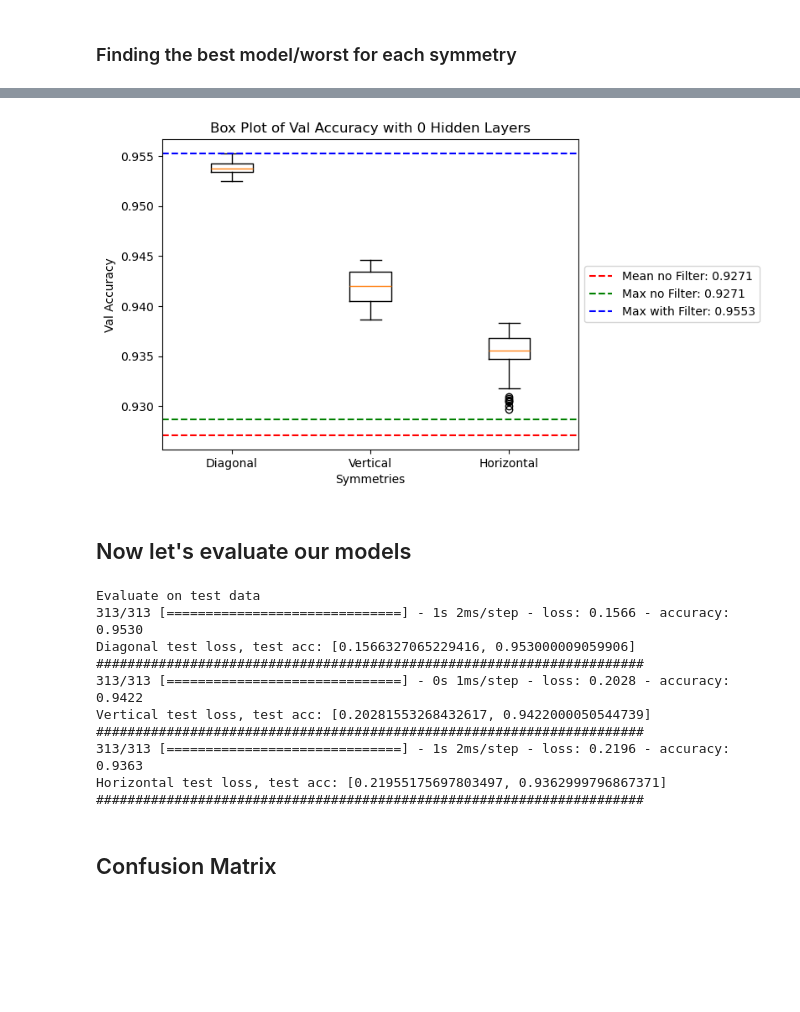
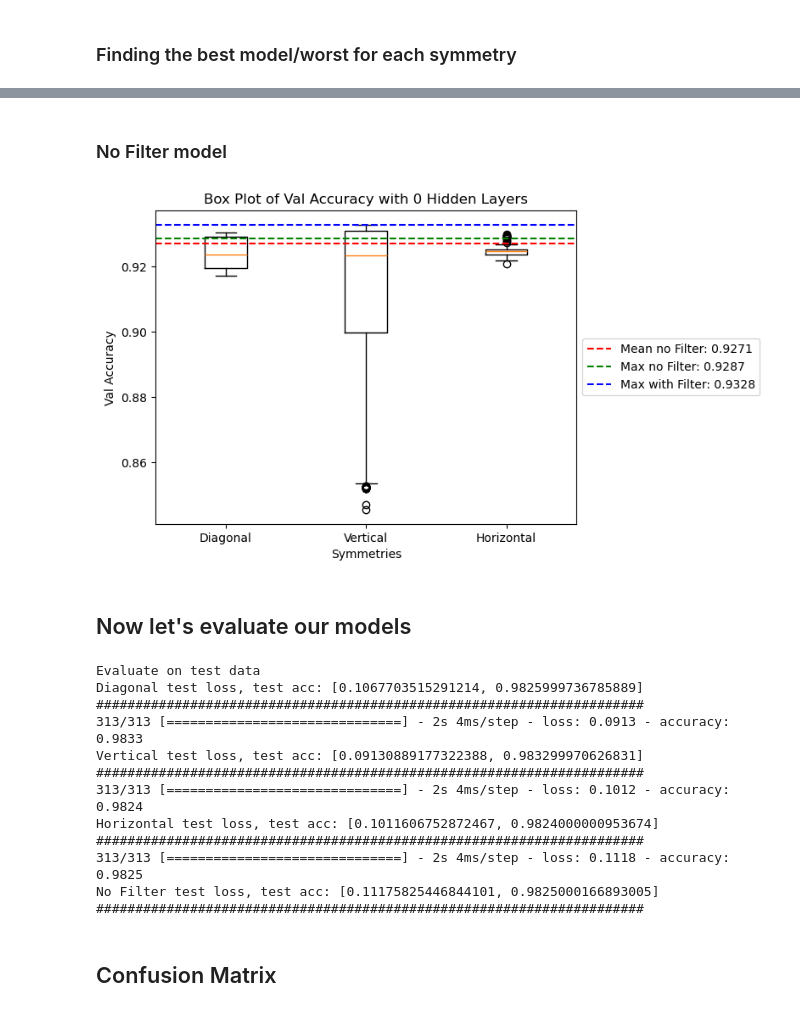
Before and after one commit to TheOpenSI/QML-QPF, a Jupyter notebook: Other_Grayscale_datastes_results/Mnist/Notebooks/mnist.ipynb, the cells around one changed output, grey strips where cells are left out. Cells and saved outputs as stored; diff of their text form; code cells hidden in the pictures; blank space fills up the shorter version.

```diff
--- a/Other_Grayscale_datastes_results/Mnist/Notebooks/mnist.ipynb
+++ b/Other_Grayscale_datastes_results/Mnist/Notebooks/mnist.ipynb
@@ -321,15 +595,23 @@ Now we will read from the csv and group the experiment validation for the last 3
 # # it's a convenient way to avoid losing your training data of each model
 # # Here are some preset examples you can use
 # # 1 FC layer
-# run_subfolder = "_1FC"
+run_subfolder = "_1FC"
 # # run_subfolder = "_2nodes_2FC"
 # # # 2 FC layer
 # run_subfolder = "_2FC"
 # # # 3 FC layer
 # run_subfolder = "_3FC"
 # # # 4 FC layer
-run_subfolder = "_4FC"
+# run_subfolder = "_4FC"
 # early stopping epochs -- good practice between 10-20
 patience = 15
-log_dir = train_layer.name + "/run" + run_subfolder +  "/"
+
+# taking the measurement of only target qubits [[1,3]]
+target_qubits_only_folder_name = "target_qubits_only_folder_name/"
+run_subfolder += "/" + target_qubits_only_folder_name
+log_dir = train_layer.name + "/run" + run_subfolder + "/"
 log_dir += str(patience) +  "/"
+
+
+# log_dir = train_layer.name + "/run" + run_subfolder +  "/"
+# log_dir += str(patience) +  "/"
@@ -500,0 +795,25 @@ no_fitler_val_accuracy = df['val_accuracy'].tail(tail_accuracy).tolist()
+# %%
+# file = train_layer.name + "/run" + run_subfolder +  "/" + "NO-FILTER"
+
+# # change the subfolder name to save your data in different location based on what NN model you used
+# # it's a convenient way to avoid losing your training data of each model
+# # Here are some preset examples you can use
+# # 1 FC layer
+run_subfolder = "_1FC"
+# # run_subfolder = "_2nodes_2FC"
+# # # 2 FC layer
+# run_subfolder = "_2FC"
+# # # 3 FC layer
+# run_subfolder = "_3FC"
+# # # 4 FC layer
+# run_subfolder = "_4FC"
+log_dir = train_layer.name + "/run" + run_subfolder + "/"
+log_dir += str(patience) +  "/"
+
+file = log_dir + "NO-FILTER"
+
+
+df = pd.read_csv(file)
+no_fitler_val_accuracy = df['val_accuracy'].tail(tail_accuracy).tolist()
+# %% [markdown]
+### No Filter model
@@ -508,37 +829,37 @@ data = [diagonal_val_accuracy_flattened, vertical_val_accuracy_flattened, horizo
 labels_plot = ['Diagonal', 'Vertical', 'Horizontal']
 
 # Create the box plot
 plt.boxplot(data, labels=labels_plot)
 
 # Calculate the mean value of the no_filter list
 mean_no_filter = np.mean(no_fitler_val_accuracy)
 max_no_filter = np.max(no_fitler_val_accuracy)
 
 # Add a horizontal line at the mean value of no_filter
 plt.axhline(y= mean_no_filter, color='r', linestyle='--', label=f'Mean no Filter: {mean_no_filter:.4f}')
-plt.axhline(y= max_no_filter, color='g', linestyle='--', label=f'Max no Filter: {mean_no_filter:.4f}')
+plt.axhline(y= max_no_filter, color='g', linestyle='--', label=f'Max no Filter: {max_no_filter:.4f}')
 
 # plt.ylim(0.936,.97)
 max_val_accuracy = np.max([diagonal_val_accuracy_flattened, vertical_val_accuracy_flattened, horizontal_val_accuracy_flattened])
 plt.axhline(y= max_val_accuracy, color='b', linestyle='--', label=f'Max with Filter: {max_val_accuracy:.4f}')
 
 # Add title and labels
 number_of_hidden_layers = str(int(run_subfolder[1])-1)
 plt.title(f'Box Plot of Val Accuracy with {number_of_hidden_layers} Hidden Layers')
 plt.xlabel('Symmetries')
 plt.ylabel('Val Accuracy')
 # plt.legend(ncol=2, shadow=True)
 # plt.legend(shadow=True)
 # plt.legend()
 plt.legend(loc='center left', bbox_to_anchor=(1, 0.5))
 # Save the figure with high quality
-data_name = "eMnist_Digits"
+data_name = "Mnist"
 figure_name = f"{log_dir}/{data_name}_{run_subfolder}_Val_Accuracy"
-plt.savefig(figure_name, dpi=300, bbox_inches='tight')
+# plt.savefig(figure_name, dpi=300, bbox_inches='tight')
 # Show the plot
 plt.show()
 # %% [output]
-[figure, old version]
+[figure, new version]
 # %% [markdown]
 ## Now let's evaluate our models
 # %%
@@ -567,17 +889,24 @@ horizontal_te_images =  test_layer.open(horizontal_label)
 horizontal_results = horizontal_model.evaluate(horizontal_te_images, test_labels)
 print("Horizontal test loss, test acc:", horizontal_results)
 print("#"*70)
+# No Filter
+nofilter_te_images =  test_images
+nofilter_te_results = nofilter_model.evaluate(nofilter_te_images, test_labels)
+print("No Filter test loss, test acc:", nofilter_te_results)
+print("#"*70)
 # %% [output]
 Evaluate on test data
-313/313 [==============================] - 1s 2ms/step - loss: 0.1566 - accuracy: 0.9530
-Diagonal test loss, test acc: [0.1566327065229416, 0.953000009059906]
+Diagonal test loss, test acc: [0.1067703515291214, 0.9825999736785889]
 ######################################################################
-313/313 [==============================] - 0s 1ms/step - loss: 0.2028 - accuracy: 0.9422
-Vertical test loss, test acc: [0.20281553268432617, 0.9422000050544739]
+313/313 [==============================] - 2s 4ms/step - loss: 0.0913 - accuracy: 0.9833
+Vertical test loss, test acc: [0.09130889177322388, 0.983299970626831]
 ######################################################################
-313/313 [==============================] - 1s 2ms/step - loss: 0.2196 - accuracy: 0.9363
-Horizontal test loss, test acc: [0.21955175697803497, 0.9362999796867371]
+313/313 [==============================] - 2s 4ms/step - loss: 0.1012 - accuracy: 0.9824
+Horizontal test loss, test acc: [0.1011606752872467, 0.9824000000953674]
 ######################################################################
+313/313 [==============================] - 2s 4ms/step - loss: 0.1118 - accuracy: 0.9825
+No Filter test loss, test acc: [0.11175825446844101, 0.9825000166893005]
+######################################################################
 # %%
 # data to build classification reports
 Models_dict = {"diagonal" : {"label":diagonal_label, "model": diagonal_model, "test_images": diagonal_te_images,  "pred": ""},
```
Also changed, not shown: parts of 36 cells of this notebook, 12 other files.
